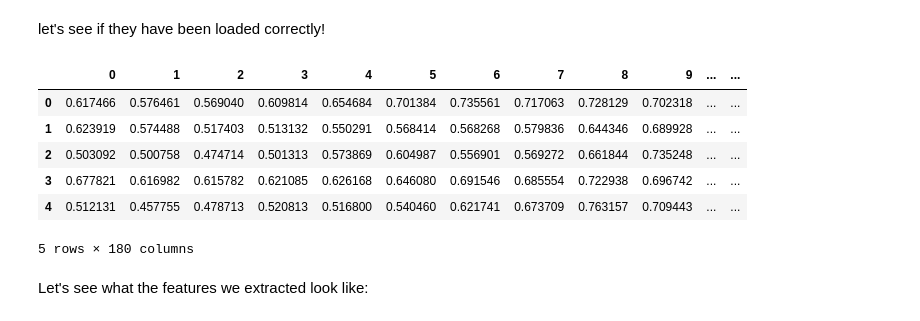
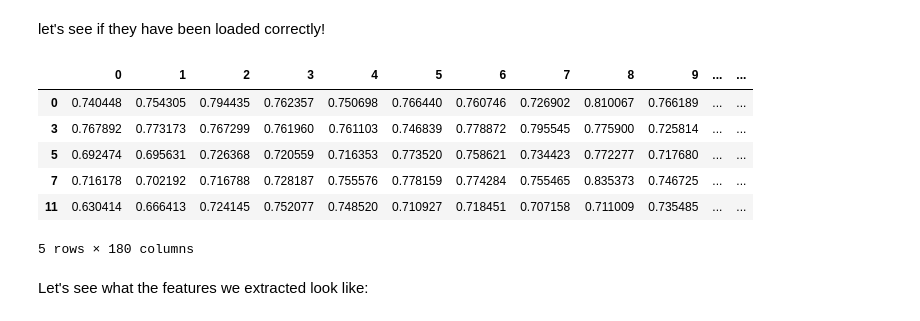
Before and after one commit to mxsu/Week4-Neural_Network, a Jupyter notebook: Week4__Neural_Networks.ipynb, the cells around one changed output. Cells and saved outputs as stored; diff of their text form; code cells hidden in the pictures.

```diff
--- a/Week4__Neural_Networks.ipynb
+++ b/Week4__Neural_Networks.ipynb
@@ -370,14 +314,14 @@ Once saved you only need to load them later by running the cell below, and **ski
 # %% [markdown]
 let's see if they have been loaded correctly!
 # %%
-features.head()
+featuresRAV.head()
 # %% [output]
 |  | 0 | 1 | 2 | 3 | 4 | 5 | 6 | 7 | 8 | 9 | ... | ... |
-| 0 | 0.617466 | 0.576461 | 0.569040 | 0.609814 | 0.654684 | 0.701384 | 0.735561 | 0.717063 | 0.728129 | 0.702318 | ... | ... |
-| 1 | 0.623919 | 0.574488 | 0.517403 | 0.513132 | 0.550291 | 0.568414 | 0.568268 | 0.579836 | 0.644346 | 0.689928 | ... | ... |
-| 2 | 0.503092 | 0.500758 | 0.474714 | 0.501313 | 0.573869 | 0.604987 | 0.556901 | 0.569272 | 0.661844 | 0.735248 | ... | ... |
-| 3 | 0.677821 | 0.616982 | 0.615782 | 0.621085 | 0.626168 | 0.646080 | 0.691546 | 0.685554 | 0.722938 | 0.696742 | ... | ... |
-| 4 | 0.512131 | 0.457755 | 0.478713 | 0.520813 | 0.516800 | 0.540460 | 0.621741 | 0.673709 | 0.763157 | 0.709443 | ... | ... |
+| 0 | 0.740448 | 0.754305 | 0.794435 | 0.762357 | 0.750698 | 0.766440 | 0.760746 | 0.726902 | 0.810067 | 0.766189 | ... | ... |
+| 3 | 0.767892 | 0.773173 | 0.767299 | 0.761960 | 0.761103 | 0.746839 | 0.778872 | 0.795545 | 0.775900 | 0.725814 | ... | ... |
+| 5 | 0.692474 | 0.695631 | 0.726368 | 0.720559 | 0.716353 | 0.773520 | 0.758621 | 0.734423 | 0.772277 | 0.717680 | ... | ... |
+| 7 | 0.716178 | 0.702192 | 0.716788 | 0.728187 | 0.755576 | 0.778159 | 0.774284 | 0.755465 | 0.835373 | 0.746725 | ... | ... |
+| 11 | 0.630414 | 0.666413 | 0.724145 | 0.752077 | 0.748520 | 0.710927 | 0.718451 | 0.707158 | 0.711009 | 0.735485 | ... | ... |
 5 rows × 180 columns
 # %% [markdown]
 Let's see what the features we extracted look like:
```
Also changed, not shown: parts of 23 cells of this notebook.
